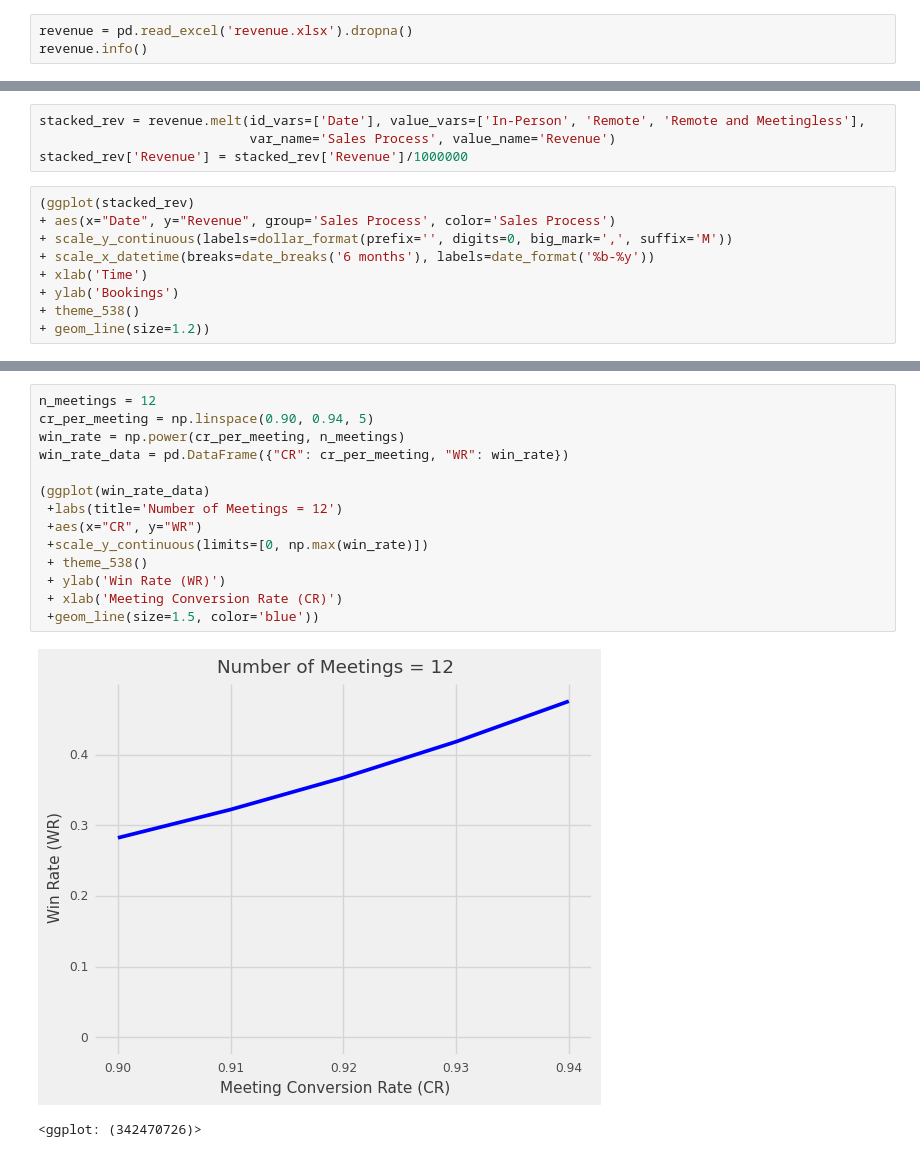
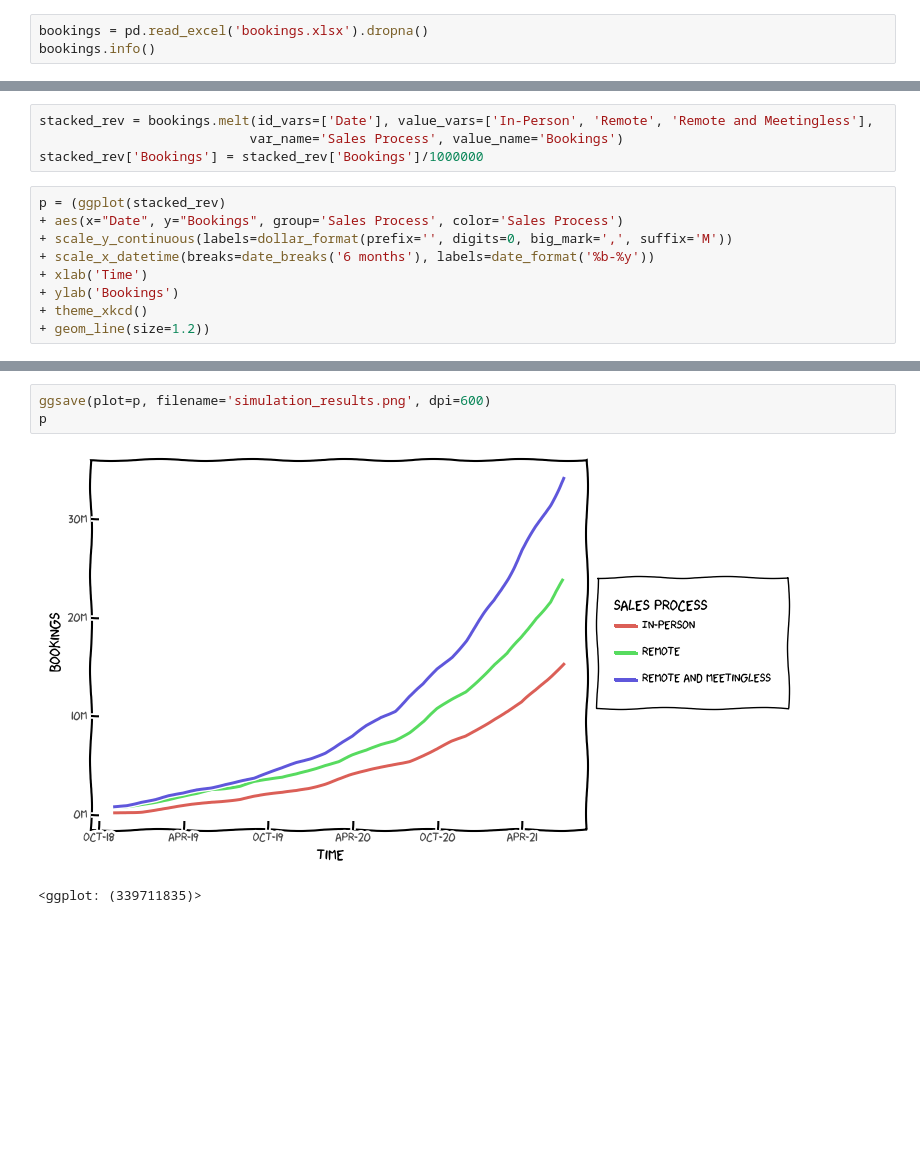
Before and after one commit to cherevik/SalesSimulator, a Jupyter notebook: visualize.ipynb, the cells around one changed output, grey strips where cells are left out. Cells and saved outputs as stored; diff of their text form; blank space fills up the shorter version.

```diff
--- a/visualize.ipynb
+++ b/visualize.ipynb
@@ -5,7 +5,7 @@ from plotnine import ggplot, aes, geom_line, scale_x_datetime, scale_y_continuou
 from mizani.breaks import date_breaks
 from mizani.formatters import date_format, dollar_format
 # %%
-revenue = pd.read_excel('revenue.xlsx').dropna()
-revenue.info()
+bookings = pd.read_excel('bookings.xlsx').dropna()
+bookings.info()
 # %% [output]
 <class 'pandas.core.frame.DataFrame'>
@@ -22,13 +22,13 @@ memory usage: 1.4 KB
 # %%
-stacked_rev = revenue.melt(id_vars=['Date'], value_vars=['In-Person', 'Remote', 'Remote and Meetingless'],
-                           var_name='Sales Process', value_name='Revenue')
-stacked_rev['Revenue'] = stacked_rev['Revenue']/1000000
+stacked_rev = bookings.melt(id_vars=['Date'], value_vars=['In-Person', 'Remote', 'Remote and Meetingless'],
+                           var_name='Sales Process', value_name='Bookings')
+stacked_rev['Bookings'] = stacked_rev['Bookings']/1000000
 # %%
-(ggplot(stacked_rev)
-+ aes(x="Date", y="Revenue", group='Sales Process', color='Sales Process')
+p = (ggplot(stacked_rev)
++ aes(x="Date", y="Bookings", group='Sales Process', color='Sales Process')
 + scale_y_continuous(labels=dollar_format(prefix='', digits=0, big_mark=',', suffix='M'))
 + scale_x_datetime(breaks=date_breaks('6 months'), labels=date_format('%b-%y'))
 + xlab('Time')
 + ylab('Bookings')
-+ theme_538()
++ theme_xkcd()
 + geom_line(size=1.2))
@@ -53,17 +35,6 @@ win_rate_data = pd.DataFrame({"Number of Meetings": n_meetings, "Win Rate": win_
-# %%
-n_meetings = 12
-cr_per_meeting = np.linspace(0.90, 0.94, 5)
-win_rate = np.power(cr_per_meeting, n_meetings)
-win_rate_data = pd.DataFrame({"CR": cr_per_meeting, "WR": win_rate})
-
-(ggplot(win_rate_data)
- +labs(title='Number of Meetings = 12')
- +aes(x="CR", y="WR")
- +scale_y_continuous(limits=[0, np.max(win_rate)])
- + theme_538()
- + ylab('Win Rate (WR)')
- + xlab('Meeting Conversion Rate (CR)')
- +geom_line(size=1.5, color='blue'))
-# %% [output]
-[figure, removed]
-<ggplot: (342470726)>
+# %%
+ggsave(plot=p, filename='simulation_results.png', dpi=600)
+p
+# %% [output]
+[figure, added]
+<ggplot: (339711835)>
```
Also changed, not shown: parts of 4 cells of this notebook, 4 other files.
